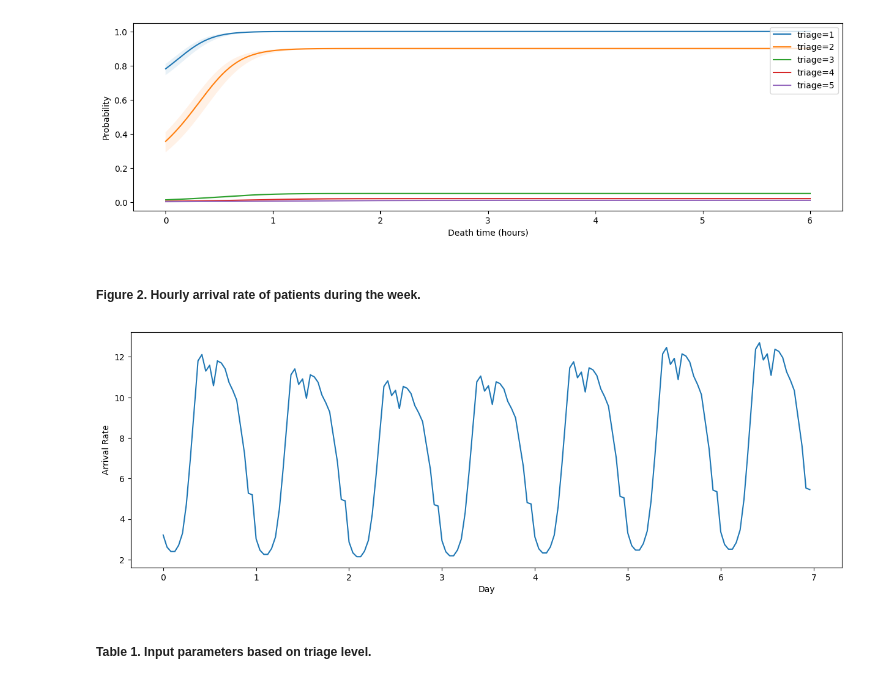
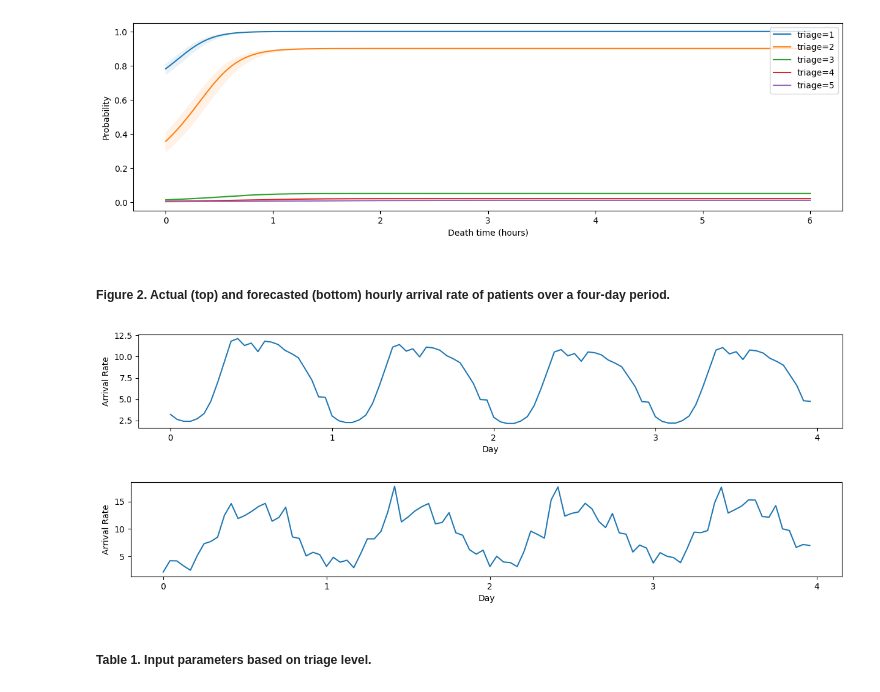
Before and after one commit to dlon450/ambulance-diversion-sim, a Jupyter notebook: simulation.ipynb, the cells around one changed output. Drawn from its saved outputs; the diff is of its cells as text; code cells hidden in the pictures.

```diff
--- a/simulation.ipynb
+++ b/simulation.ipynb
@@ -39,11 +53,15 @@ plot_mortality()
 # %% [output]
 [figure]
 # %% [markdown]
-##### Figure 2. Hourly arrival rate of patients during the week.
+##### Figure 2. Actual (top) and forecasted (bottom) hourly arrival rate of patients over a four-day period.
-# %%
-plot_arrival_rate(hourly_arrival_rates[:24*7])
-# %% [output]
-[figure, removed]
+# %%
+plot_arrival_rate(hourly_arrival_rates[:-1]) # actual arrival rates
+# %% [output]
+[figure, added]
+# %%
+plot_arrival_rate(_hourly_arrival_rates) # predicted arrival rates
+# %% [output]
+[figure, added]
 # %% [markdown]
 ##### Table 1. Input parameters based on triage level.
 # %%
```
Also changed, not shown: parts of 17 cells of this notebook, 2 other files.
